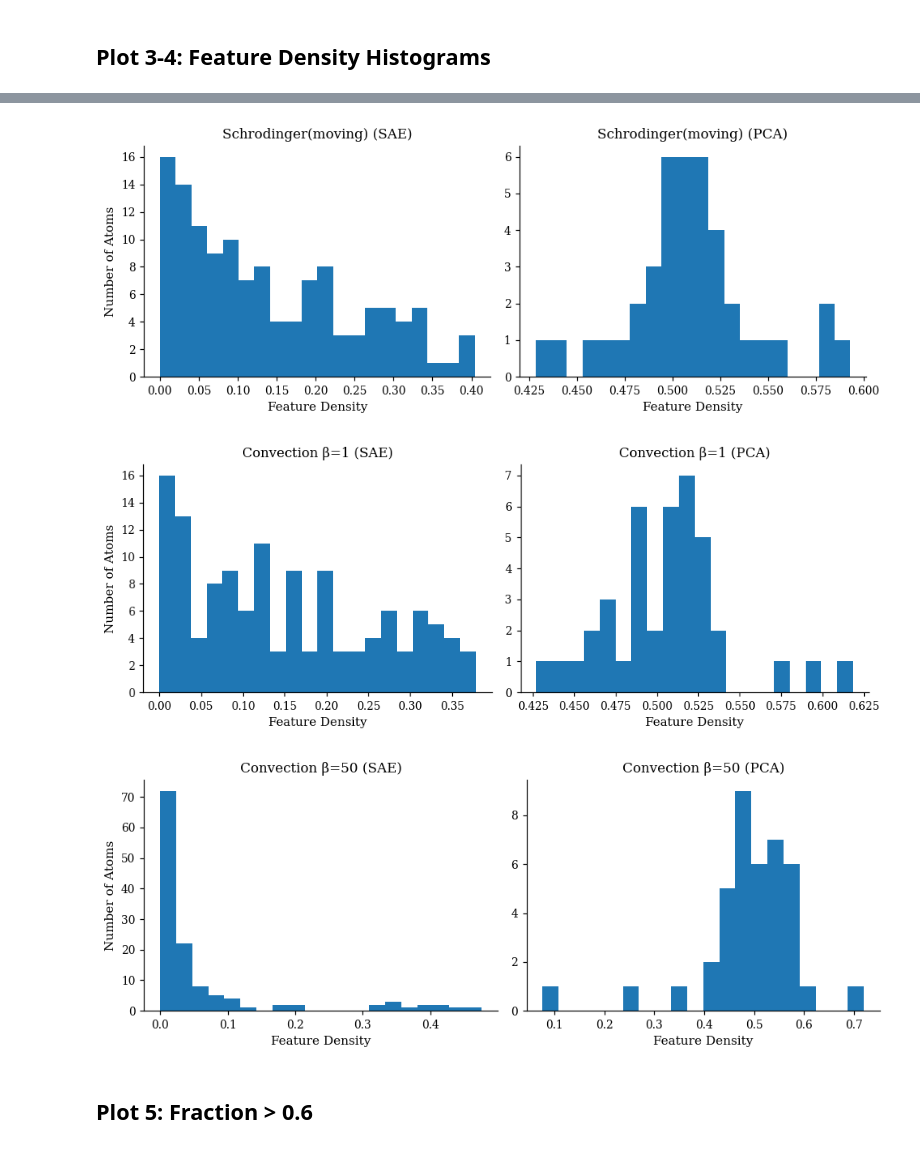
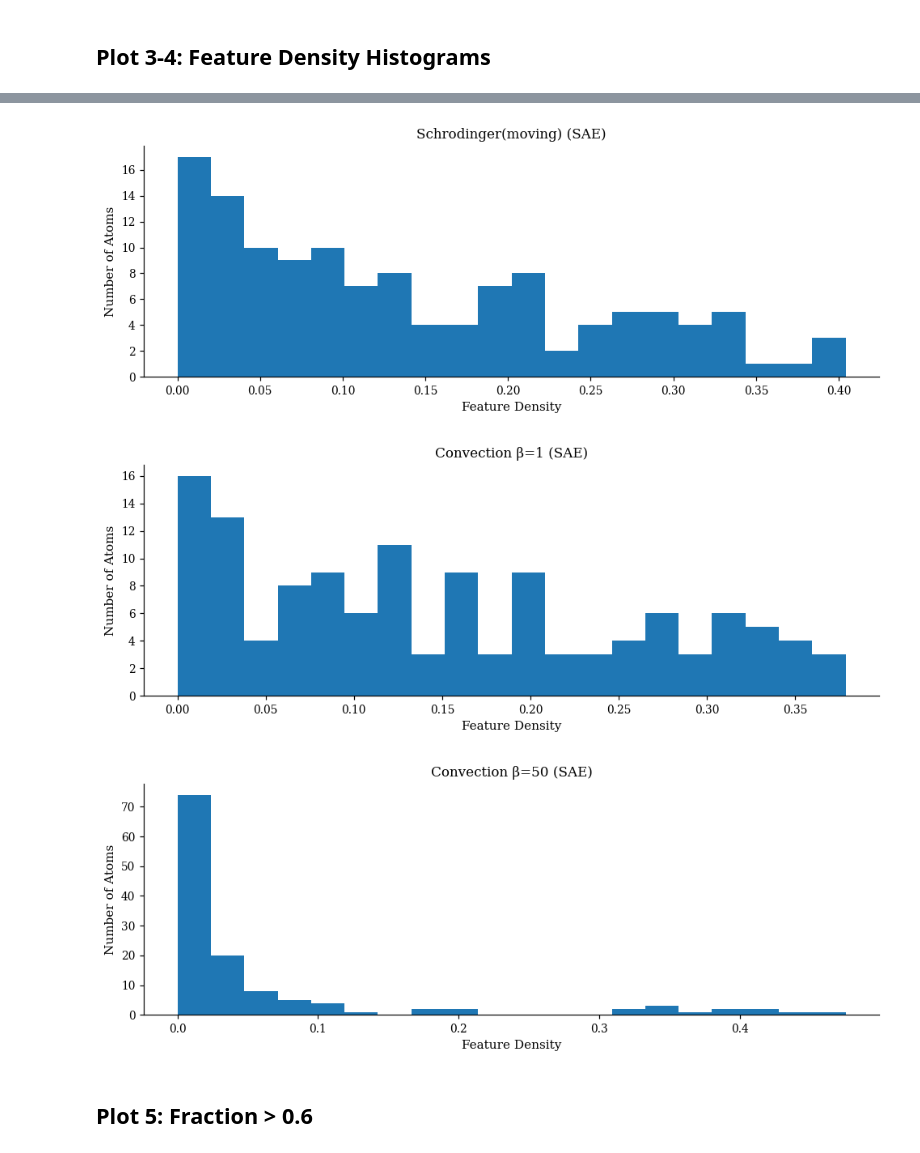
Before and after one commit to NanditaPatil-dotcom/PhysSAE, a Jupyter notebook: PhysSAE_Monosemanticity.ipynb, the cells around one changed output, grey strips where cells are left out. Saved outputs shown, nothing was run; the diff lists cells and outputs as text; code cells hidden in the pictures.

```diff
--- a/PhysSAE_Monosemanticity.ipynb
+++ b/PhysSAE_Monosemanticity.ipynb
@@ -1365,27 +1250,23 @@ plot_mk_histograms(mk_c50, mk_pca_c50, "Convection β=50")
 # %% [markdown]
 ## Plot 3-4: Feature Density Histograms
 # %%
-def plot_density_histograms(density_sae, density_pca, title):
+def plot_density_histograms(density_sae, title):
 
-    fig, ax = plt.subplots(1,2, figsize=(9,3.5))
+    fig, ax = plt.subplots(1,1, figsize=(9,3.5))
 
-    ax[0].hist(density_sae, bins=20)
-    ax[0].set_title(f"{title} (SAE)")
-    ax[0].set_xlabel("Feature Density")
-    ax[0].set_ylabel("Number of Atoms")
-
-    ax[1].hist(density_pca, bins=20)
-    ax[1].set_title(f"{title} (PCA)")
-    ax[1].set_xlabel("Feature Density")
+    ax.hist(density_sae, bins=20)
+    ax.set_title(f"{title} (SAE)")
+    ax.set_xlabel("Feature Density")
+    ax.set_ylabel("Number of Atoms")
 
     plt.tight_layout()
     plt.show()
 # %%
-plot_density_histograms(density_b, density_pca_b, "Burgers")
-plot_density_histograms(density_a, density_pca_a, "Allen-Cahn")
-plot_density_histograms(density_h, density_pca_h, "Heat")
-plot_density_histograms(density_s_s, density_pca_s_s, "Schrodinger(single)")
-plot_density_histograms(density_s_m, density_pca_s_m, "Schrodinger(moving)")
-plot_density_histograms(density_c1, density_pca_c1, "Convection β=1")
-plot_density_histograms(density_c50, density_pca_c50, "Convection β=50")
+plot_density_histograms(density_b, "Burgers")
+plot_density_histograms(density_a, "Allen-Cahn")
+plot_density_histograms(density_h, "Heat")
+plot_density_histograms(density_s_s, "Schrodinger(single)")
+plot_density_histograms(density_s_m, "Schrodinger(moving)")
+plot_density_histograms(density_c1,  "Convection β=1")
+plot_density_histograms(density_c50, "Convection β=50")
 # %% [output]
@@ -1396,6 +1277,6 @@ plot_density_histograms(density_c50, density_pca_c50, "Convection β=50")
-[figure, old version]
+[figure, new version]
-[figure, old version]
+[figure, new version]
-[figure, old version]
+[figure, new version]
 # %% [markdown]
 ## Plot 5: Fraction > 0.6
 # %%
```
Also changed, not shown: parts of 19 cells of this notebook.
